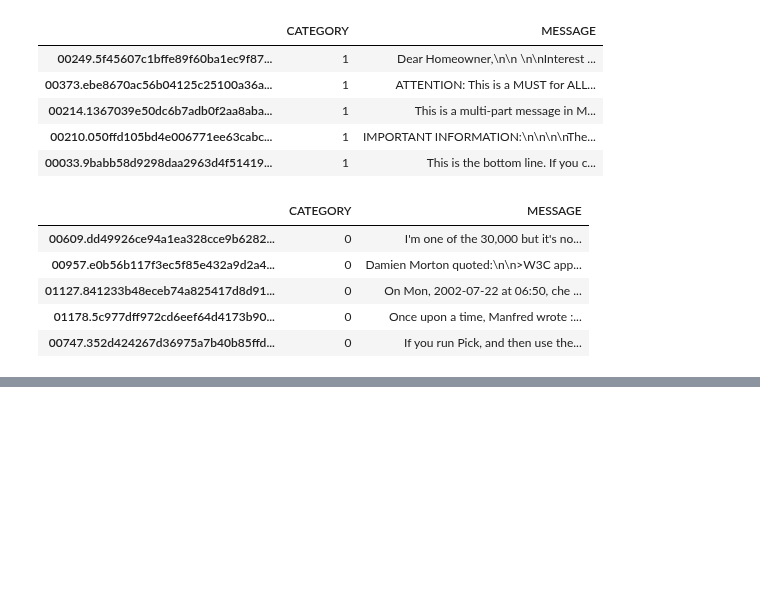
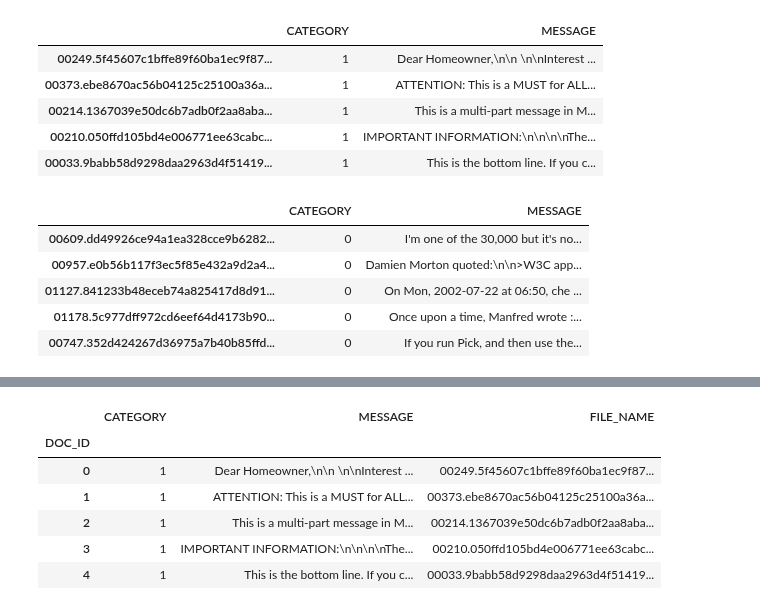
Before and after one commit to abduljalil077/MLProjects, a Jupyter notebook: 06 Bayes Classifier.ipynb, the cells around one changed output, grey strips where cells are left out. Cells and saved outputs as stored; diff of their text form; code cells hidden in the pictures; blank space fills up the shorter version.

Commit message:
Removed unwanted data and cleaned the data.

```diff
--- a/06 Bayes Classifier.ipynb
+++ b/06 Bayes Classifier.ipynb
@@ -181,0 +246,3 @@ data.tail()
+# %%
+document_ids = range(0, len(data.index))
+data['DOC_ID'] = document_ids
@@ -181,0 +264,12 @@ data.tail()
+# %%
+data['FILE_NAME'] = data.index
+data.set_index('DOC_ID', inplace=True)
+data.head()
+# %% [output]
+|  | CATEGORY | MESSAGE | FILE_NAME |
+| DOC_ID |  |  |  |
+| 0 | 1 | Dear Homeowner,\n\n \n\nInterest ... | 00249.5f45607c1bffe89f60ba1ec9f87... |
+| 1 | 1 | ATTENTION: This is a MUST for ALL... | 00373.ebe8670ac56b04125c25100a36a... |
+| 2 | 1 | This is a multi-part message in M... | 00214.1367039e50dc6b7adb0f2aa8aba... |
+| 3 | 1 | IMPORTANT INFORMATION:\n\n\n\nThe... | 00210.050ffd105bd4e006771ee63cabc... |
+| 4 | 1 | This is the bottom line. If you c... | 00033.9babb58d9298daa2963d4f51419... |
```
Also changed, not shown: parts of 19 cells of this notebook.
